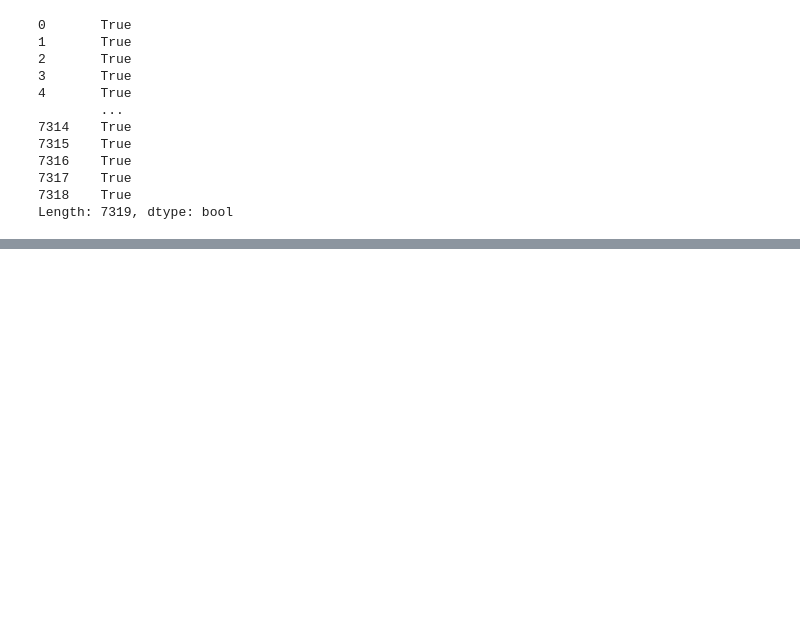
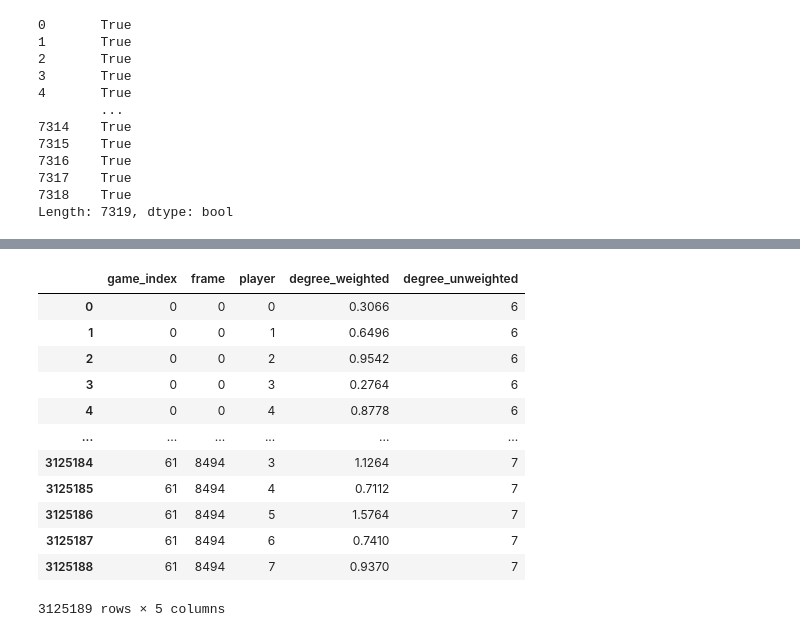
Before and after one commit to hakai-vulpes/resistance-graph-study, a Jupyter notebook: analysis.ipynb, the cells around one changed output, grey strips where cells are left out. Drawn from its saved outputs; the diff is of its cells as text; code cells hidden in the pictures; blank space fills up the shorter version.

```diff
--- a/analysis.ipynb
+++ b/analysis.ipynb
@@ -130,0 +174,35 @@ Length: 7319, dtype: bool
+# %%
+degrees_all_games = []
+
+for index, row in files.iterrows():
+    game_path = os.path.join('comm-f2f-Resistance', 'network', f'network{index}_weighted.csv')
+    game_df = pd.read_csv(game_path)
+
+    cols_to_drop = ['TIME'] + list(game_df.columns[game_df.columns.str.contains('TO_LAPTOP')])
+    game_df = game_df.drop(columns=cols_to_drop)
+
+    smoothed = game_df.rolling(window=5).mean().dropna().reset_index(drop=True)
+    n_players = int(sqrt(len(smoothed.columns)))
+
+    for t, row in smoothed.iterrows():
+        matrix = row.values.reshape(n_players, n_players)
+
+        # ponderado
+        G_weighted = nx.from_numpy_array(matrix)
+
+        # no ponderado
+        G_binary = nx.from_numpy_array((matrix > 0).astype(int))
+
+        # métricas por jugador
+        for node in G_weighted.nodes():
+            degrees_all_games.append({
+                'game_index': index,
+                'frame': t,
+                'player': node,
+                'degree_weighted': G_weighted.degree(node, weight='weight'),
+                'degree_unweighted': G_binary.degree(node)
+            })
+
+
+degrees_df = pd.DataFrame(degrees_all_games)
+degrees_df.head()
@@ -130,0 +216,17 @@ Length: 7319, dtype: bool
+# %%
+degrees_df
+# Podríamos sacar de aqui jugadores que miran mucho pero que reciben poca atenci´
+# %% [output]
+|  | game_index | frame | player | degree_weighted | degree_unweighted |
+| 0 | 0 | 0 | 0 | 0.3066 | 6 |
+| 1 | 0 | 0 | 1 | 0.6496 | 6 |
+| 2 | 0 | 0 | 2 | 0.9542 | 6 |
+| 3 | 0 | 0 | 3 | 0.2764 | 6 |
+| 4 | 0 | 0 | 4 | 0.8778 | 6 |
+| ... | ... | ... | ... | ... | ... |
+| 3125184 | 61 | 8494 | 3 | 1.1264 | 7 |
+| 3125185 | 61 | 8494 | 4 | 0.7112 | 7 |
+| 3125186 | 61 | 8494 | 5 | 1.5764 | 7 |
+| 3125187 | 61 | 8494 | 6 | 0.7410 | 7 |
+| 3125188 | 61 | 8494 | 7 | 0.9370 | 7 |
+3125189 rows × 5 columns
```
Also changed, not shown: parts of 13 cells of this notebook.
